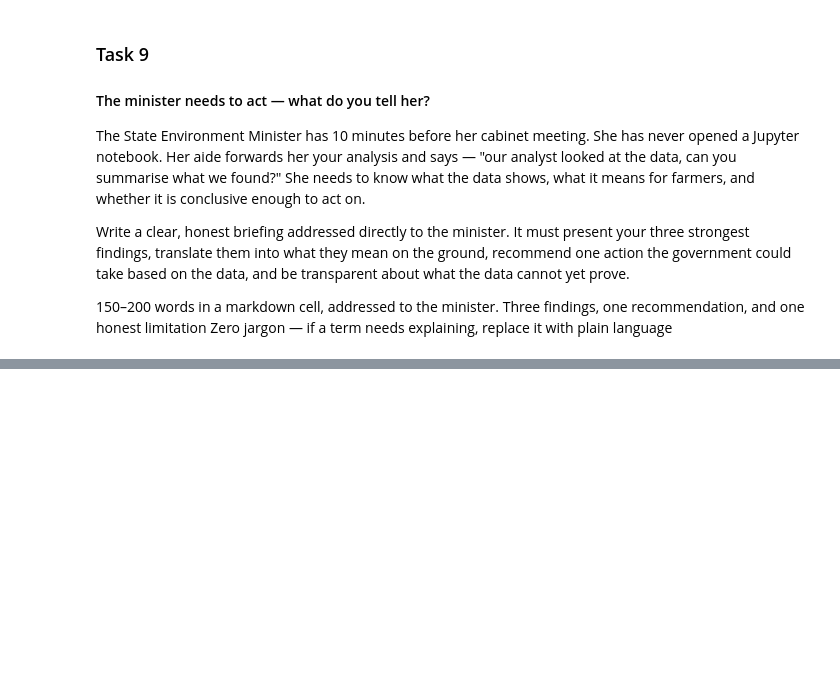
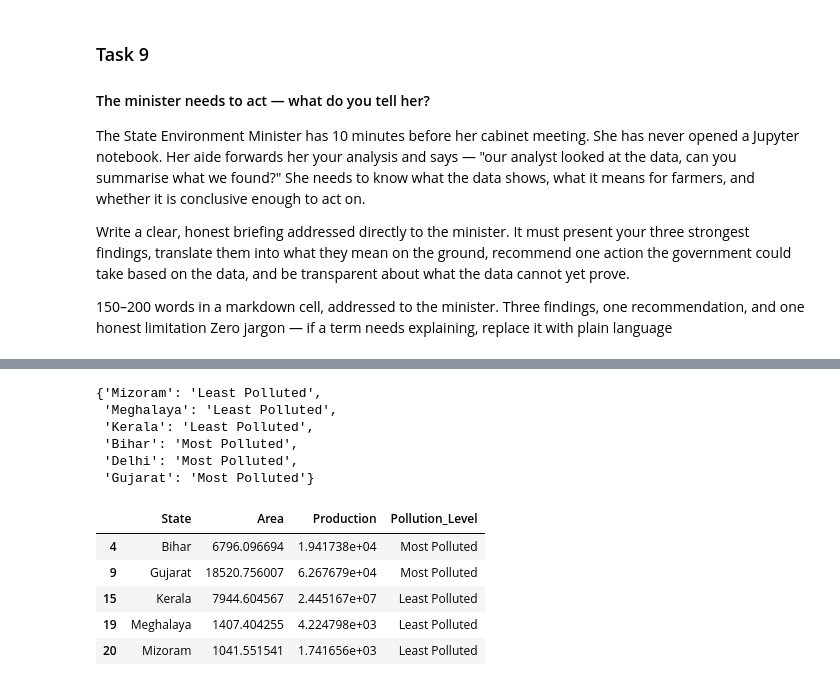
Before and after one commit to OCTehckie18/ML-Lab-2547237, a Jupyter notebook: Lab2/Lab2-copy1.ipynb, the cells around one changed output, grey strips where cells are left out. Drawn from its saved outputs; the diff is of its cells as text; code cells hidden in the pictures; blank space fills up the shorter version.

```diff
--- a/Lab2/Lab2-copy1.ipynb
+++ b/Lab2/Lab2-copy1.ipynb
@@ -794,0 +827,25 @@ Honest limitation: This data shows patterns, not proof. We cannot rule out other
+# %%
+# category mapping
+
+state_groups = {state: 'Least Polluted' for state in cleanest_states}
+state_groups.update({state: 'Most Polluted' for state in polluted_states})
+
+state_groups
+# %% [output]
+{'Mizoram': 'Least Polluted',
+ 'Meghalaya': 'Least Polluted',
+ 'Kerala': 'Least Polluted',
+ 'Bihar': 'Most Polluted',
+ 'Delhi': 'Most Polluted',
+ 'Gujarat': 'Most Polluted'}
+# %%
+extreme_crop = crop_by_state[crop_by_state['State'].isin(extreme_states)].copy()
+extreme_crop['Pollution_Level'] = extreme_crop['State'].map(state_groups)
+extreme_crop
+# %% [output]
+|  | State | Area | Production | Pollution_Level |
+| 4 | Bihar | 6796.096694 | 1.941738e+04 | Most Polluted |
+| 9 | Gujarat | 18520.756007 | 6.267679e+04 | Most Polluted |
+| 15 | Kerala | 7944.604567 | 2.445167e+07 | Least Polluted |
+| 19 | Meghalaya | 1407.404255 | 4.224798e+03 | Least Polluted |
+| 20 | Mizoram | 1041.551541 | 1.741656e+03 | Least Polluted |
```
Also changed, not shown: parts of 6 cells of this notebook.
